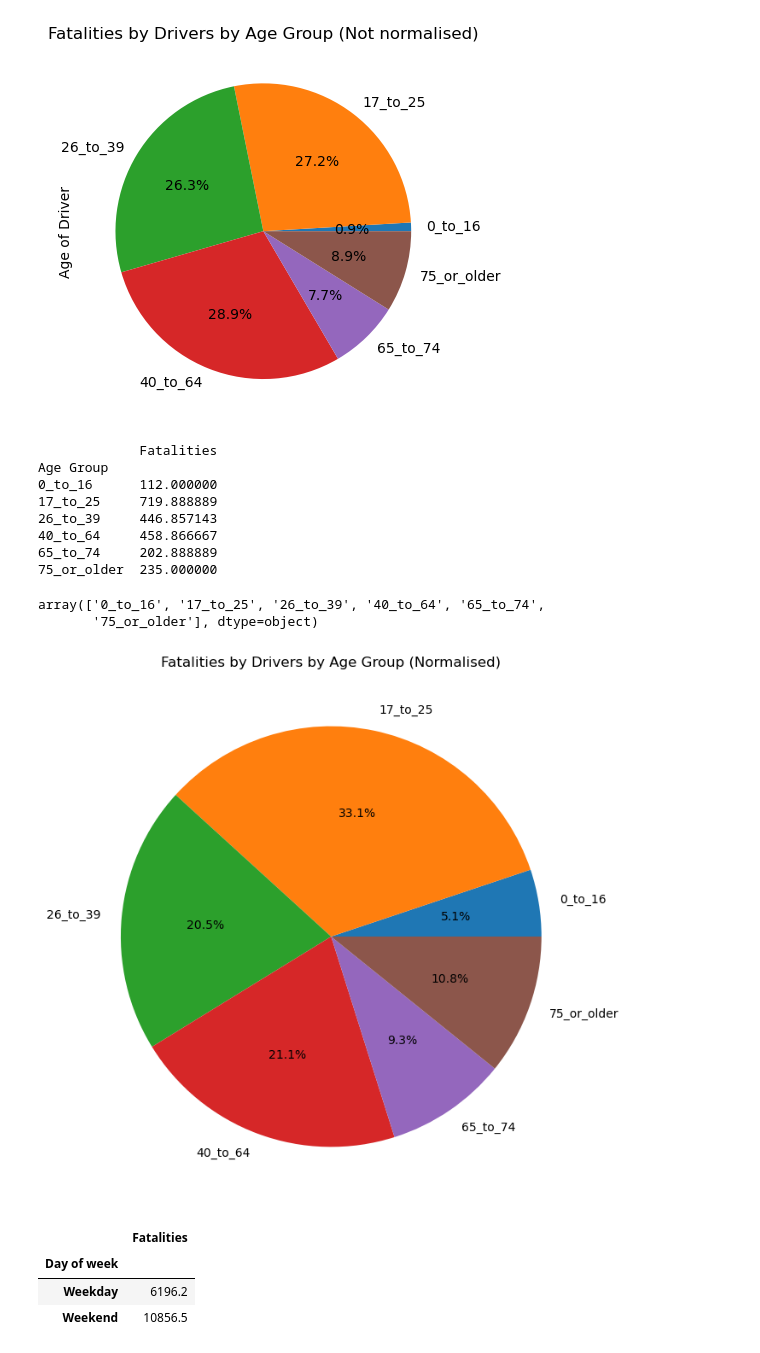
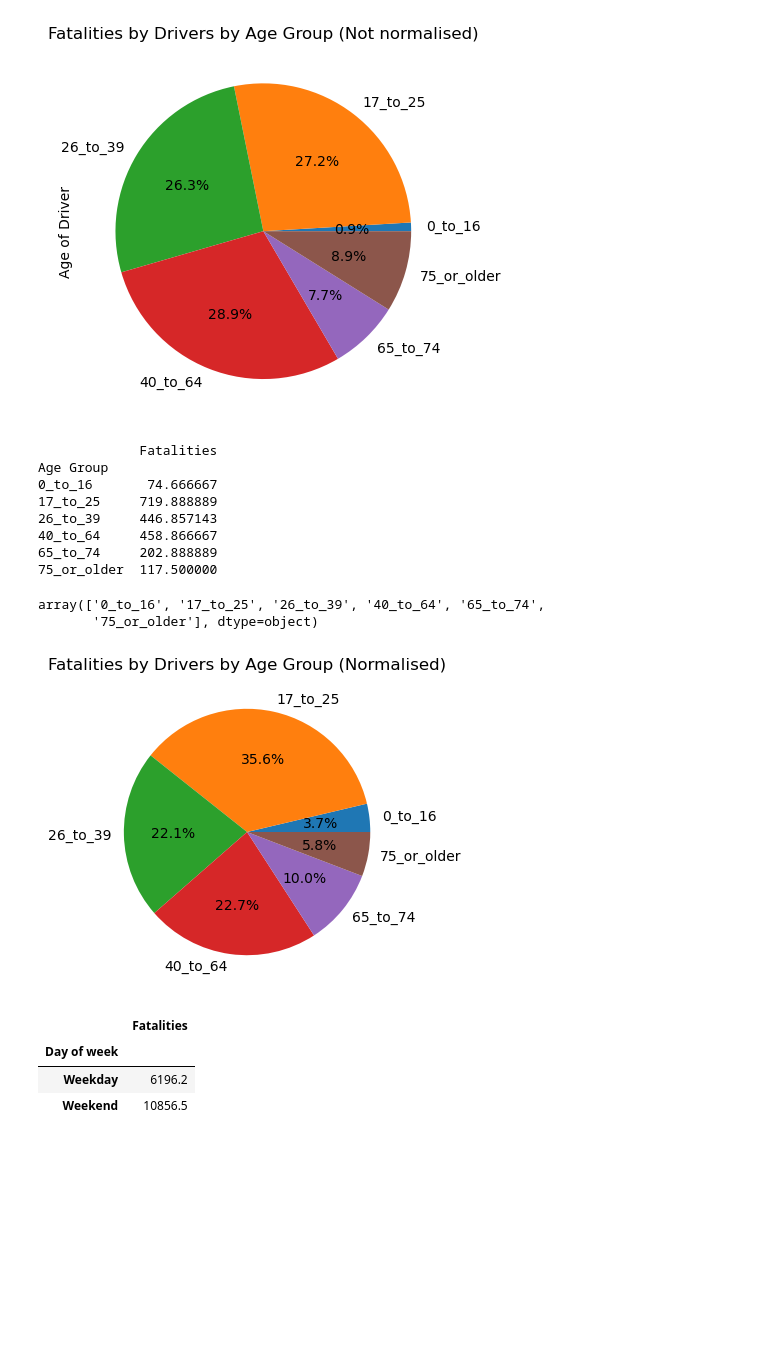
Before and after one commit to Kapedes/project-1-group-2, a Jupyter notebook: Project_1.ipynb, the cells around one changed output. Cells and saved outputs as stored; diff of their text form; code cells hidden in the pictures; blank space fills up the shorter version.

```diff
--- a/Project_1.ipynb
+++ b/Project_1.ipynb
@@ -262,12 +335,12 @@ Rev_Driver_age = pd.DataFrame(Revised_driver_ages)
 
 # Define division values for each Age Group
 division_values = {
-    '0_to_16': 2,
+    '0_to_16': 3,
     '17_to_25': 9,
     '26_to_39': 14,
     '40_to_64': 15,
     '65_to_74': 9,
-    '75_or_older': 9
+    '75_or_older': 18
 }
 
 # Divide Fatalities by the specified values for each Age Group
@@ -278,12 +351,12 @@ print(Rev_Driver_age)
 # %% [output]
              Fatalities
 Age Group
-0_to_16      112.000000
+0_to_16       74.666667
 17_to_25     719.888889
 26_to_39     446.857143
 40_to_64     458.866667
 65_to_74     202.888889
-75_or_older  235.000000
+75_or_older  117.500000
 # %%
 #Creating a list for to use ina  subsequent procedure
 List_age_group = cleaned_crash_data_1_df['Age Group'].unique()
@@ -293,15 +366,17 @@ List_age_group
 array(['0_to_16', '17_to_25', '26_to_39', '40_to_64', '65_to_74',
        '75_or_older'], dtype=object)
 # %%
+
+#Creating dataframe
 Driver_Age_Fatalities = pd.DataFrame(Rev_Driver_age,index=List_age_group)
 
 # Create a pie chart
-plt.figure(figsize=(8, 8))
+plt.figure(figsize=(4, 4))
 plt.pie(Driver_Age_Fatalities['Fatalities'], labels=Driver_Age_Fatalities.index, autopct='%1.1f%%', startangle=0)
 plt.title('Fatalities by Drivers by Age Group (Normalised)')
 plt.show()
 # %% [output]
-[figure, old version]
+[figure, new version]
 # %%
 Day_of_week = cleaned_crash_data_1_df.groupby(["Day of week"]).size()
 
```
Also changed, not shown: parts of 11 cells of this notebook, 1 other file.
